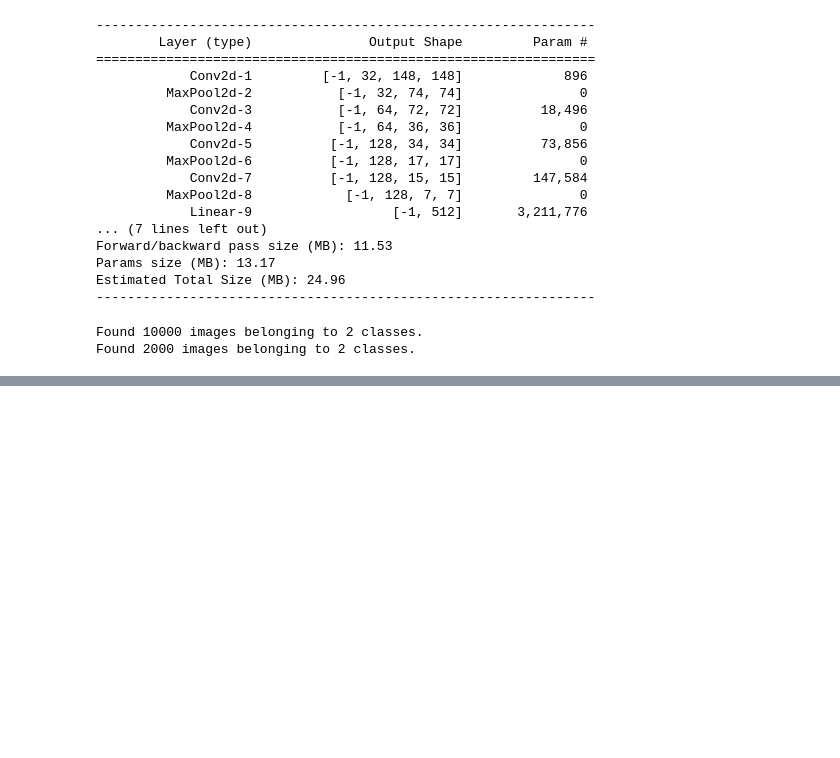
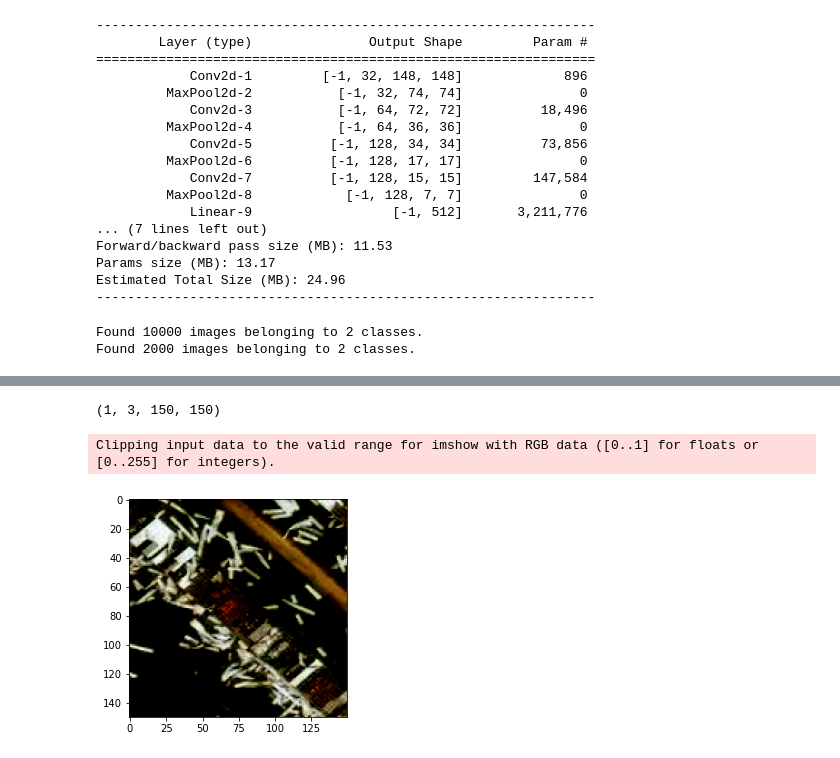
Before and after one commit to AxelEutarici/M2_SISE_Images_Classification, a Jupyter notebook: original_pytorch.ipynb, the cells around one changed output, grey strips where cells are left out. Drawn from its saved outputs; the diff is of its cells as text; code cells hidden in the pictures; blank space fills up the shorter version.

```diff
--- a/original_pytorch.ipynb
+++ b/original_pytorch.ipynb
@@ -300,0 +235,31 @@ for layer_name, layer_activation in zip(layer_names, activations):
+# %%
+img_path = 'C:/Users/pauli/Documents/M2/ML et DL/projet/Git/DamageDetection/damage/-96.960704_28.783292.jpeg'
+
+img = Image.open(img_path)
+img = img.resize((150,150))
+img_tensor = np.array(img)
+img_tensor = img_tensor.transpose((2, 0, 1))
+img_tensor = img_tensor[np.newaxis, :]
+img_tensor = img_tensor.astype('float32') / 255.
+
+print(img_tensor.shape)
+# %% [output]
+(1, 3, 150, 150)
+# %%
+img_path = 'C:/Users/pauli/Documents/M2/ML et DL/projet/Git/DamageDetection/damage/-96.960704_28.783292.jpeg'
+
+transform = T.Compose([
+    T.Resize((150, 150)),
+    T.ToTensor(),
+    T.Normalize((0.5, 0.5, 0.5), (0.5, 0.5, 0.5))
+])
+
+img = Image.open(img_path)
+img_tensor = transform(img).unsqueeze(0)
+
+# visualizing the tensor
+plt.imshow(img_tensor[0].permute(1, 2, 0))
+plt.show()
+# %% [output]
+Clipping input data to the valid range for imshow with RGB data ([0..1] for floats or [0..255] for integers).
+[figure, added]
```
Also changed, not shown: parts of 16 cells of this notebook.
